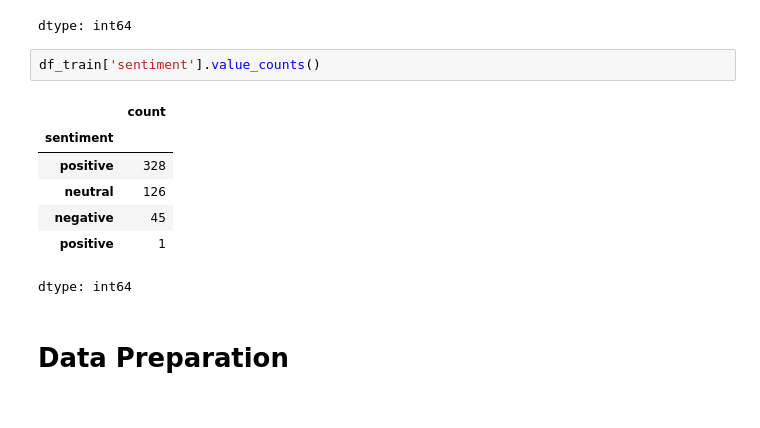
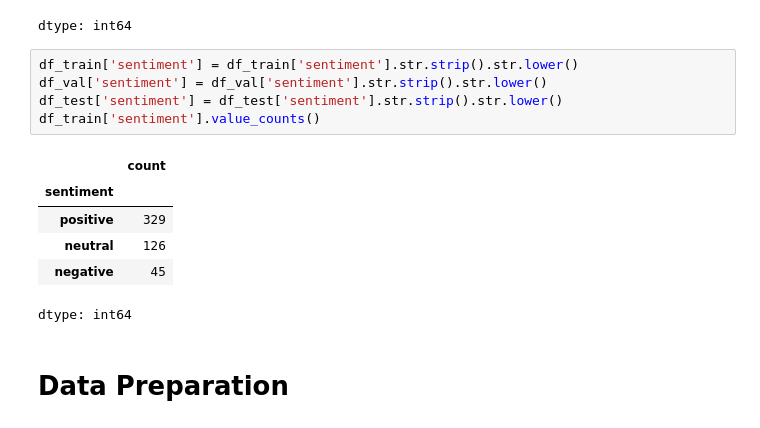
Before and after one commit to alibelhrak/NLP_Project-2024_US_Election_Sentiment_on_X, a Jupyter notebook: 2024_US_Election_Sentiment_on_X.ipynb, the cells around one changed output. Cells and saved outputs as stored; diff of their text form.

```diff
--- a/2024_US_Election_Sentiment_on_X.ipynb
+++ b/2024_US_Election_Sentiment_on_X.ipynb
@@ -73,16 +67,18 @@ df_train['candidate'].value_counts()
 | Robert Kennedy | 100 |
 | Chase Oliver | 100 |
 dtype: int64
-# %%
-df_train['sentiment'].value_counts()
-# %% [output]
-|  | count |
-| sentiment |  |
-| positive | 328 |
-| neutral | 126 |
-| negative | 45 |
-| positive | 1 |
-dtype: int64
+# %%
+df_train['sentiment'] = df_train['sentiment'].str.strip().str.lower()
+df_val['sentiment'] = df_val['sentiment'].str.strip().str.lower()
+df_test['sentiment'] = df_test['sentiment'].str.strip().str.lower()
+df_train['sentiment'].value_counts()
+# %% [output]
+|  | count |
+| sentiment |  |
+| positive | 329 |
+| neutral | 126 |
+| negative | 45 |
+dtype: int64
 # %% [markdown]
 # Data Preparation
 # %%
```
Also changed, not shown: parts of 15 cells of this notebook.
